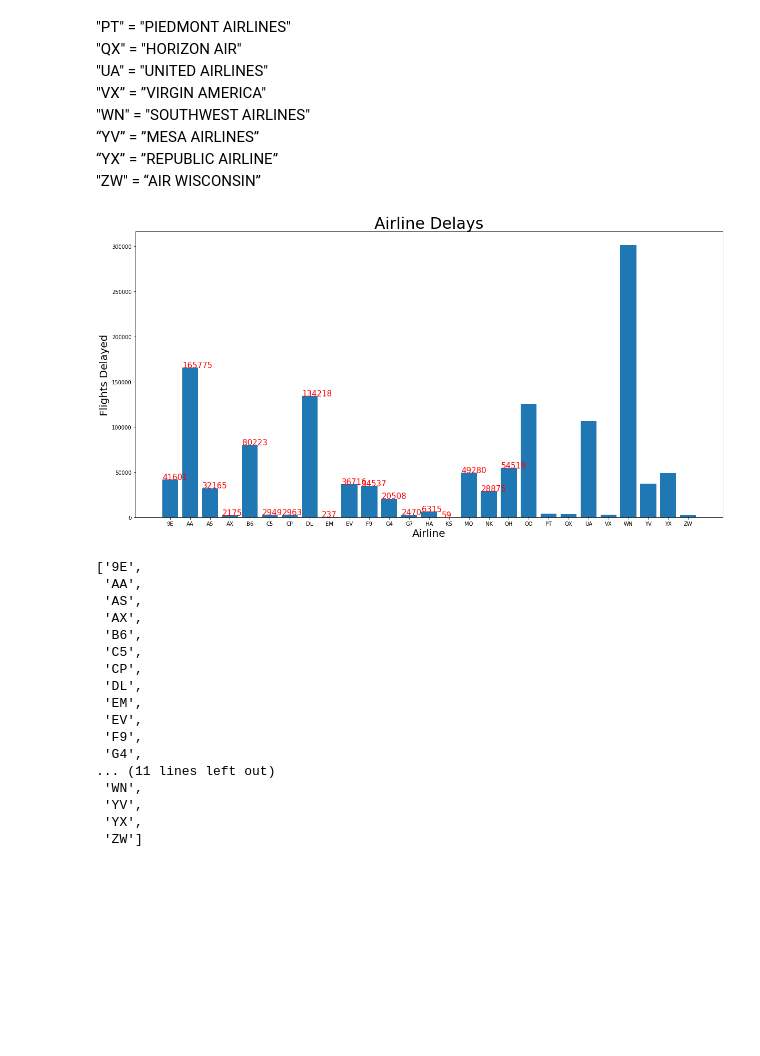
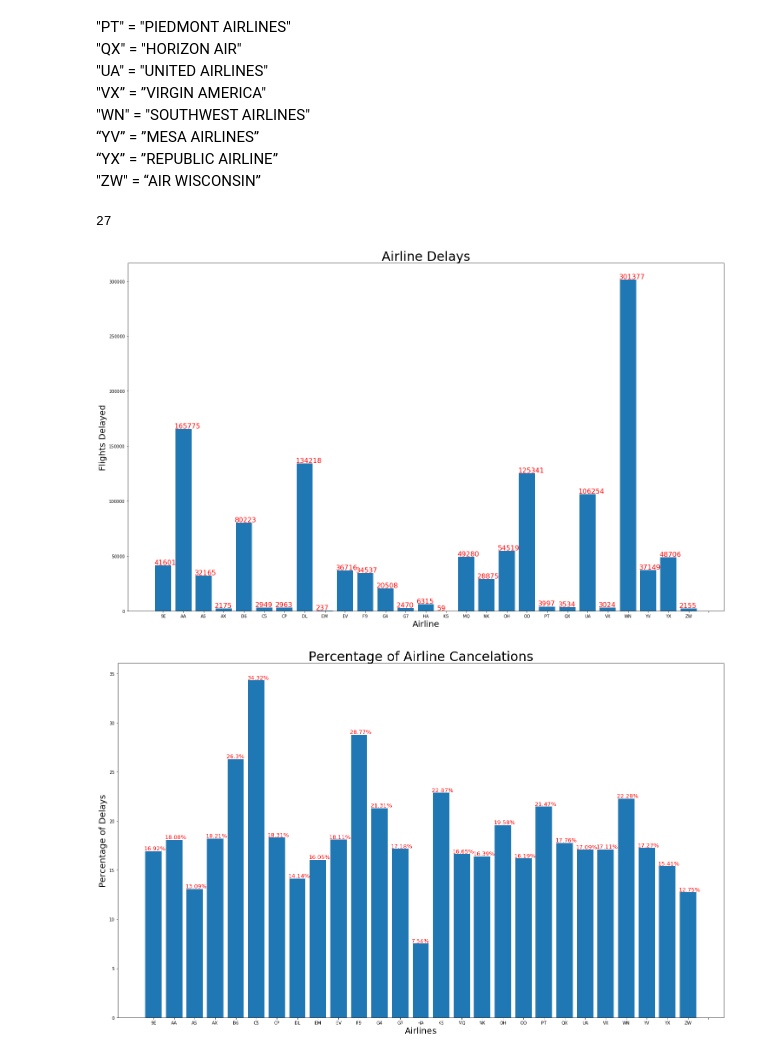
Before and after one commit to Arimorris/delays, a Jupyter notebook: visuals .ipynb, the cells around one changed output. Cells and saved outputs as stored; diff of their text form; code cells hidden in the pictures; blank space fills up the shorter version.

```diff
--- a/visuals .ipynb
+++ b/visuals .ipynb
@@ -183,36 +183,31 @@ a_pct = []
 #get a list of what % of flights were canceled per airline
 for x in range(len(a)):
     a_pct.append(round((carry[x]/line[x]) * 100,2))
+# %%
+len(carrier)
+# %% [output]
+27
 # %%
-plt.figure(figsize=(20,10))
+plt.figure(figsize=(25,15))
 plt.bar(carrier, carry)
 plt.title("Airline Delays", fontsize =30)
-plt.xlabel('Airline', fontsize =20)
-# plt.xticks(range(28))
-plt.ylabel('Flights Delayed', fontsize =20)
+plt.xlabel("Airline", fontsize =20)
+plt.xticks(range(28))
+plt.ylabel("Flights Delayed", fontsize =20)
 for a,b in zip(range(28), carry):
-    plt.text(a - .38, b + 100, str(b), fontsize =15, color ='r')
+    plt.text(a - .45, b + 700, str(b), fontsize =16, color ='r')
 plt.show()
 # %% [output]
-[figure, old version]
+[figure, new version]
-# %%
-# 27 carriers
-carrier
-# %% [output]
-['9E',
- 'AA',
- 'AS',
- 'AX',
- 'B6',
- 'C5',
- 'CP',
- 'DL',
- 'EM',
- 'EV',
- 'F9',
- 'G4',
-... (11 lines left out)
- 'WN',
- 'YV',
- 'YX',
- 'ZW']
+# %%
+plt.figure(figsize=(25,15))
+plt.bar(carrier, a_pct)
+plt.title("Percentage of Airline Cancelations", fontsize =30)
+plt.xlabel("Airlines", fontsize =20)
+plt.xticks(range(28))
+plt.ylabel("Percentage of Delays", fontsize =20)
+for a,b in zip(range(28), a_pct):
+    plt.text(a -.45, b +.1, str(b) + '%', fontsize =13, color ='r')
+plt.show()
+# %% [output]
+[figure, added]
```
Also changed, not shown: parts of 6 cells of this notebook, 1 other file.
